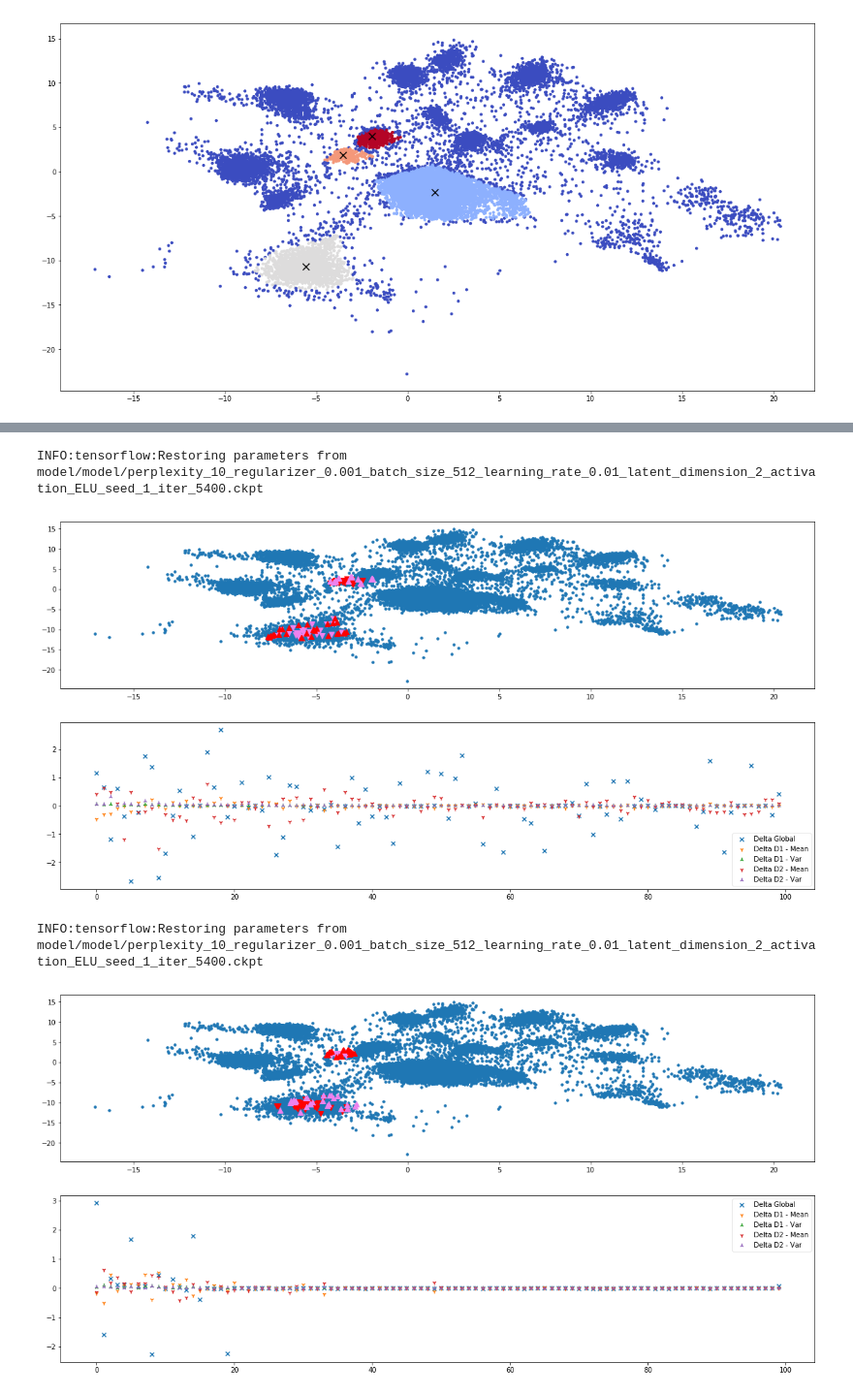
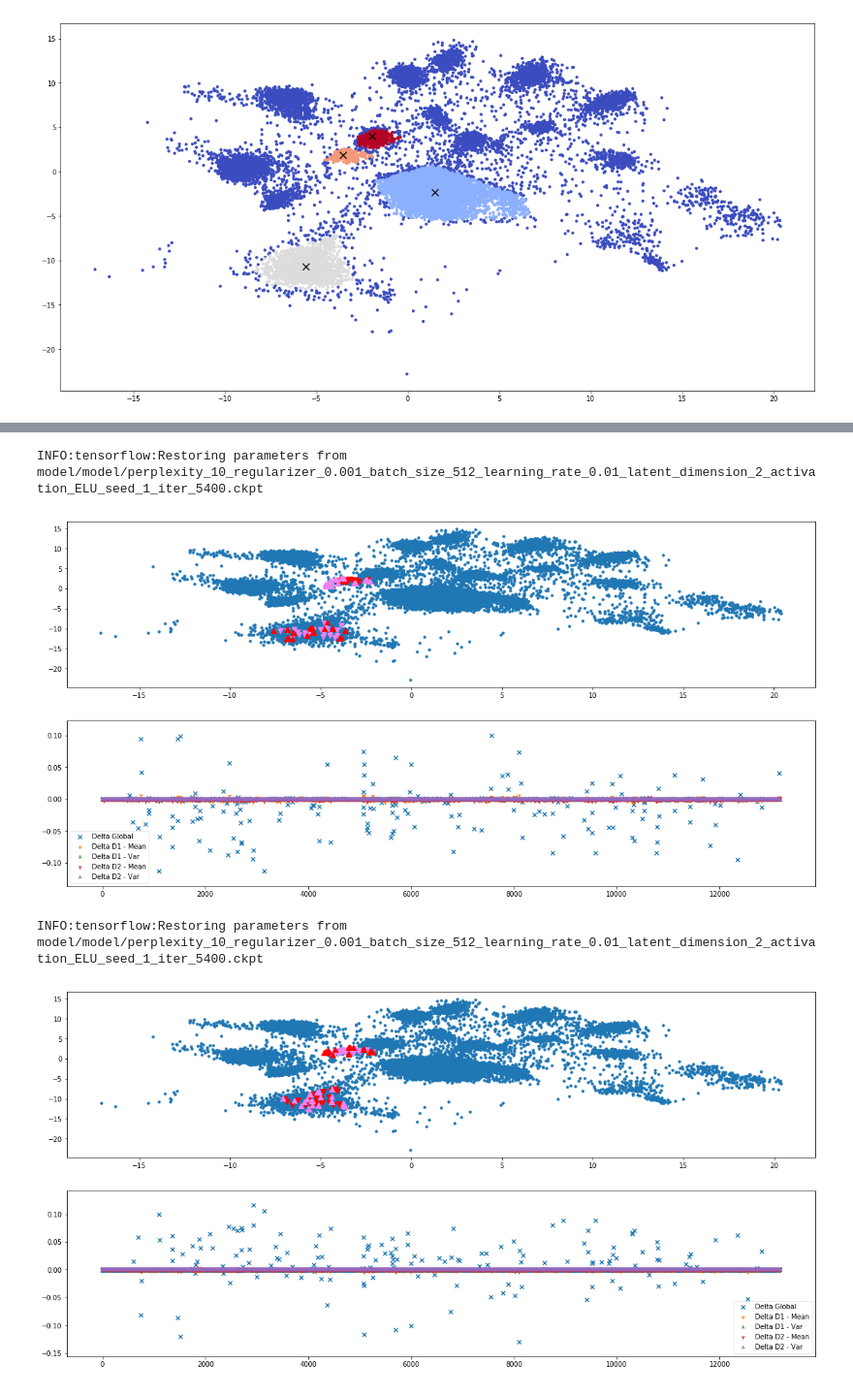
Before and after one commit to GDPlumb/ELDR, a Jupyter notebook: Bipolar/run.ipynb, the cells around one changed output, grey strips where cells are left out. Shown at 97% size. Saved outputs shown, nothing was run; the diff lists cells and outputs as text; code cells hidden in the pictures.

```diff
--- a/Bipolar/run.ipynb
+++ b/Bipolar/run.ipynb
@@ -1,5 +1,5 @@
 # %%
-input_dim = 100
+input_dim = 13166
 model_file = "model/model/perplexity_10_regularizer_0.001_batch_size_512_learning_rate_0.01_latent_dimension_2_activation_ELU_seed_1_iter_5400.ckpt"
 num_clusters = 4
 
@@ -15,7 +15,7 @@ sys.path.insert(0, "../Code/")
 from load import load_original, load_vae_sym
 
 def load_model(num_points, input_dim = input_dim, model_file = model_file):
-    return load_vae_sym(input_dim, model_file, num_points)
+    return load_vae_sym(input_dim, model_file, num_points, feature_transform = "../Data/bipolar_pc.tsv")
 
 from explain import explain_sym
 
@@ -34,12 +34,20 @@ with open("vertices.json") as json_file:
     all_vertices = json.load(json_file)
 
 batch_size = 20
+# %%
+###
+# Approximate the original data
+###
+
+matrix = pd.read_csv("../Data/bipolar_pc.tsv", sep = "\t", header = None).values
+
+x_full = np.matmul(x, np.transpose(matrix))
 # %%
 ###
 # Visualize the data and the marked clusters
 ###
 
-sess, rep, X = load_original(input_dim, model_file)
+sess, rep, X = load_original(100, model_file) #HACK
 
 data_rep = sess.run(rep, feed_dict={X: x})
 
@@ -100,11 +108,11 @@ INFO:tensorflow:Restoring parameters from model/model/perplexity_10_regularizer_
 # %%
-global_1_2, _, _ = explain_sym(load_model, x, data_rep, indices, 1, 2, dispersion_c1 = 2.0, dispersion_c2 = 1.0, lambda_global = 0.5, lambda_ind = 1.0)
+global_1_2, _, _ = explain_sym(load_model, x_full, data_rep, indices, 1, 2, dispersion_c1 = 2.0, dispersion_c2 = 1.0, lambda_global = 500.0, lambda_ind = 1000.0)
 # %% [output]
 INFO:tensorflow:Restoring parameters from model/model/perplexity_10_regularizer_0.001_batch_size_512_learning_rate_0.01_latent_dimension_2_activation_ELU_seed_1_iter_5400.ckpt
-[figure, old version]
+[figure, new version]
 # %%
-global_2_1, _, _ = explain_sym(load_model, x, data_rep, indices, 2, 1, dispersion_c1 = 1.0, dispersion_c2 = 2.0, lambda_global = 3.0, lambda_ind = 10.0)
+global_2_1, _, _ = explain_sym(load_model, x_full, data_rep, indices, 2, 1, dispersion_c1 = 1.0, dispersion_c2 = 2.0, lambda_global = 500.0, lambda_ind = 1000.0)
 # %% [output]
 INFO:tensorflow:Restoring parameters from model/model/perplexity_10_regularizer_0.001_batch_size_512_learning_rate_0.01_latent_dimension_2_activation_ELU_seed_1_iter_5400.ckpt
-[figure, old version]
+[figure, new version]
 # %%
```
Also changed, not shown: parts of 6 cells of this notebook, 16 other files.
